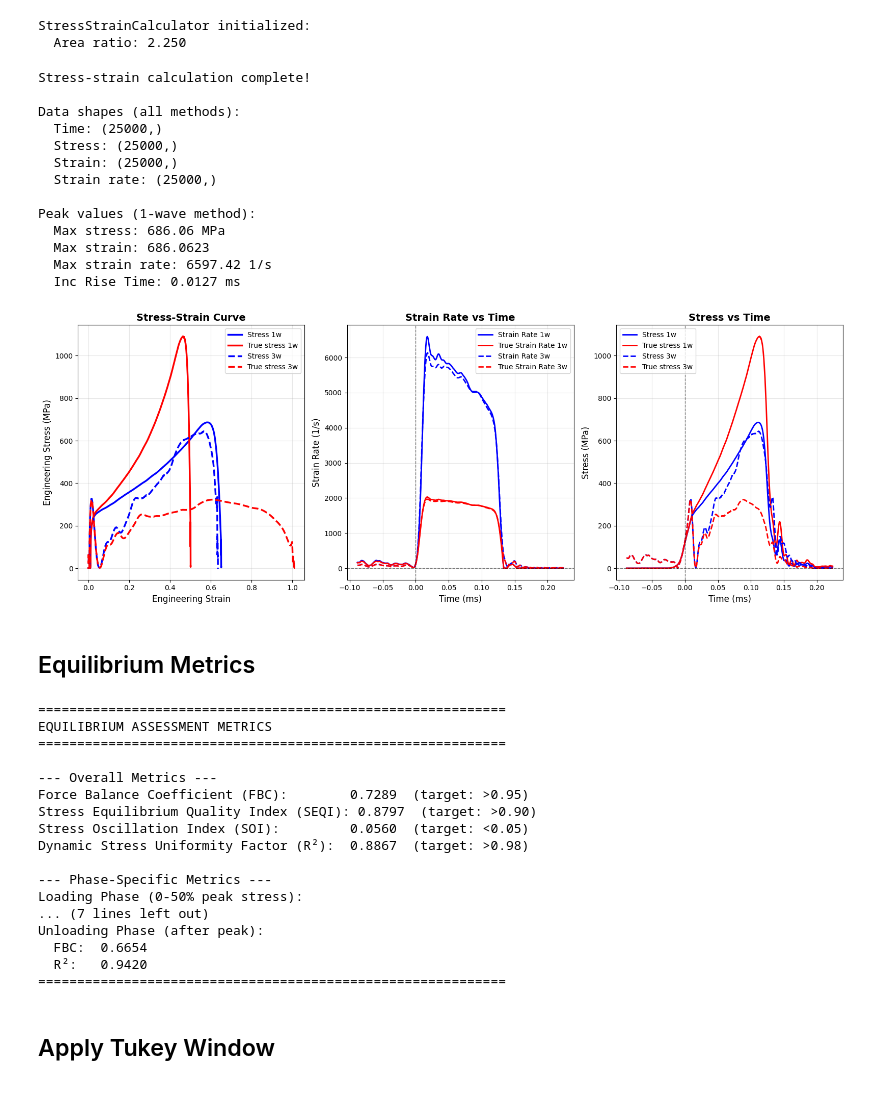
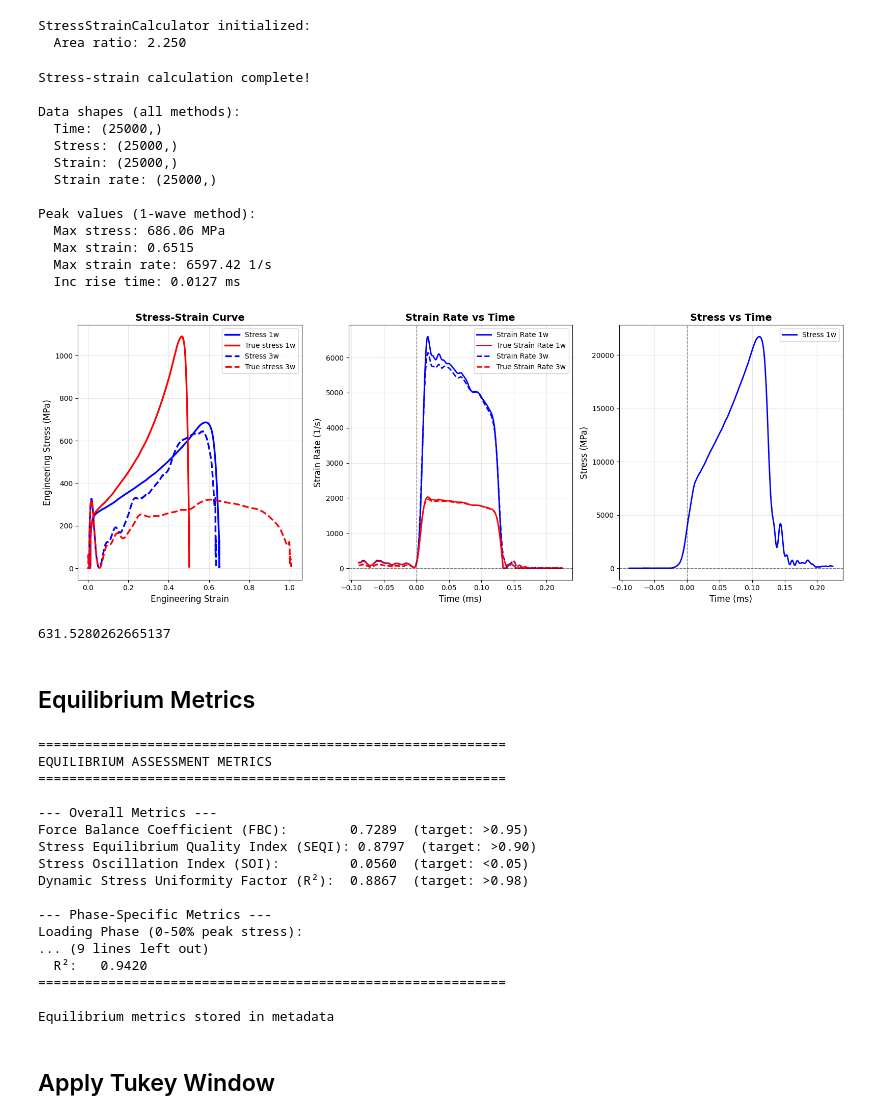
Before and after one commit to Wino1301/DynaMat-Platform, a Jupyter notebook: notebooks/shpb/SHPB_Analysis_RDF.ipynb, the cells around one changed output. Cells and saved outputs as stored; diff of their text form; code cells hidden in the pictures.

```diff
--- a/notebooks/shpb/SHPB_Analysis_RDF.ipynb
+++ b/notebooks/shpb/SHPB_Analysis_RDF.ipynb
@@ -326,5 +383,8 @@ Incident window: (32881, 42633)
 # %%
 # Detect transmitted pulse
+LB = 10000   # lower bound - start searching after this index                               # DYN: GUI should allow setting UB and LB if needed
+UB = 115000  # upper bound - stop searching before this index
+
 print("\nDetecting transmitted pulse...")
 # Create new detector with different thresholds for transmitted
 transmitted_detector = PulseDetector(
@@ -340,6 +400,23 @@ transmitted_window = transmitted_detector.find_window(
     debug=True
 )
 print(f"Transmitted window: {transmitted_window}")
+
+# Store transmitted pulse detection metadata
+test_metadata.transmitted_pulse_points = int(transmitted_detector.pulse_points)
+test_metadata.transmitted_k_trials = ','.join(map(str, transmitted_detector.k_trials))
+test_metadata.transmitted_polarity = transmitted_detector.polarity
+test_metadata.transmitted_min_separation = transmitted_detector.min_separation
+test_metadata.transmitted_lower_bound = int(LB)
+test_metadata.transmitted_upper_bound = int(UB)
+test_metadata.transmitted_detection_metric = "median"
+test_metadata.transmitted_window_start = int(transmitted_window[0])
+test_metadata.transmitted_window_end = int(transmitted_window[1])
+test_metadata.transmitted_window_length = int(transmitted_window[1] - transmitted_window[0])
+
+print(f"\nTransmitted detection metadata:")
+print(f"  Pulse points: {test_metadata.transmitted_pulse_points}")
+print(f"  K trials: {test_metadata.transmitted_k_trials}")
+print(f"  Window: [{test_metadata.transmitted_window_start}, {test_metadata.transmitted_window_end}]")
 # %% [output]
 Detecting transmitted pulse...
 
@@ -687,8 +842,16 @@ true_strain_3w = all_results["true_strain_3w"]
 strain_rate_3w = all_results["strain_rate_3w"]
 true_strain_rate_3w = all_results["true_strain_rate_3w"]
 
-# Caculate Rise time
+force_1w = all_results["bar_force_1w"]
+# Calculate rise time
 inc_rise_time = detector.calculate_rise_time(inc_aligned, time_aligned)
+
+# Store rise time in metadata
+test_metadata.incident_rise_time = {
+    'value': inc_rise_time,
+    'unit': 'unit:MilliSEC',
+    'reference_unit': 'unit:MilliSEC'
+}
 
 print("Stress-strain calculation complete!")
 print(f"\nData shapes (all methods):")
@@ -699,9 +862,9 @@ print(f"  Strain rate: {strain_rate_1w.shape}")
 
 print(f"\nPeak values (1-wave method):")
 print(f"  Max stress: {stress_1w.max():.2f} MPa")
-print(f"  Max strain: {stress_1w.max():.4f}")
+print(f"  Max strain: {strain_1w.max():.4f}")
 print(f"  Max strain rate: {strain_rate_1w.max():.2f} 1/s")
-print(f"  Inc Rise Time: {inc_rise_time:.4f} ms")
+print(f"  Inc rise time: {test_metadata.incident_rise_time['value']:.4f} ms")
 # %% [output]
 Stress-strain calculation complete!
 
@@ -713,9 +876,9 @@ Data shapes (all methods):
 
 Peak values (1-wave method):
   Max stress: 686.06 MPa
-  Max strain: 686.0623
+  Max strain: 0.6515
   Max strain rate: 6597.42 1/s
-  Inc Rise Time: 0.0127 ms
+  Inc rise time: 0.0127 ms
 # %%
 # Visualize stress-strain curve
 fig, (ax1, ax2, ax3) = plt.subplots(1, 3, figsize=(16, 6))
@@ -729,38 +892,42 @@ ax1.set_xlabel('Engineering Strain', fontsize=12)
 ax1.set_ylabel('Engineering Stress (MPa)', fontsize=12)
 ax1.set_title('Stress-Strain Curve', fontsize=14, fontweight='bold')
 ax1.legend()
 ax1.grid(alpha=0.3)
 
 # Plot 2: Strain rate vs time
 ax2.plot(time, strain_rate_1w, lw=2.0, color='blue', label='Strain Rate 1w')
 ax2.plot(time, true_strain_rate_1w, lw=2.0, color='red', label='True Strain Rate 1w')
 ax2.plot(time, strain_rate_3w, lw=2.0, ls="--", color='blue', label='Strain Rate 3w')
 ax2.plot(time, true_strain_rate_3w, lw=2.0, ls="--", color='red', label='True Strain Rate 3w')
 ax2.axhline(0, ls='--', c='k', lw=1, alpha=0.5)
 ax2.axvline(0, ls='--', c='k', lw=1, alpha=0.5)
 ax2.set_xlabel('Time (ms)', fontsize=12)
 ax2.set_ylabel('Strain Rate (1/s)', fontsize=12)
 ax2.set_title('Strain Rate vs Time', fontsize=14, fontweight='bold')
 ax2.legend()
 ax2.grid(alpha=0.3)
 
 # Plot 3: Stress vs time
-ax3.plot(time, stress_1w, lw=2.0, color='blue', label='Stress 1w')
-ax3.plot(time, true_stress_1w, lw=2.0, color='red', label='True stress 1w')
-ax3.plot(time, stress_3w, lw=2.0, ls="--", color='blue', label='Stress 3w')
-ax3.plot(time, true_stress_3w, lw=2.0, ls="--", color='red', label='True stress 3w')
+ax3.plot(time, force_1w, lw=2.0, color='blue', label='Stress 1w')
+#ax3.plot(time, true_stress_1w, lw=2.0, color='red', label='True stress 1w')
+#ax3.plot(time, stress_3w, lw=2.0, ls="--", color='blue', label='Stress 3w')
+#ax3.plot(time, true_stress_3w, lw=2.0, ls="--", color='red', label='True stress 3w')
 ax3.axhline(0, ls='--', c='k', lw=1, alpha=0.5)
 ax3.axvline(0, ls='--', c='k', lw=1, alpha=0.5)
 ax3.set_xlabel('Time (ms)', fontsize=12)
 ax3.set_ylabel('Stress (MPa)', fontsize=12)
 ax3.set_title('Stress vs Time', fontsize=14, fontweight='bold')
 ax3.legend()
 ax3.grid(alpha=0.3)
 
 plt.tight_layout()
 plt.show()
 # %% [output]
-[figure, old version]
+[figure, new version]
+# %%
+20000 / specimen_cross_section
+# %% [output]
+631.5280262665137
 # %% [markdown]
 ## Equilibrium Metrics
 # %%
@@ -791,6 +958,20 @@ print(f"  FBC:  {metrics['windowed_FBC_unloading']:.4f}")
 print(f"  R²:   {metrics['windowed_DSUF_unloading']:.4f}")
 
 print("="*60)
+
+# Store equilibrium metrics in metadata
+test_metadata.fbc = metrics['FBC']
+test_metadata.seqi = metrics['SEQI']
+test_metadata.soi = metrics['SOI']
+test_metadata.dsuf = metrics['DSUF']
+test_metadata.fbc_loading = metrics['windowed_FBC_loading']
+test_metadata.dsuf_loading = metrics['windowed_DSUF_loading']
+test_metadata.fbc_plateau = metrics['windowed_FBC_plateau']
+test_metadata.dsuf_plateau = metrics['windowed_DSUF_plateau']
+test_metadata.fbc_unloading = metrics['windowed_FBC_unloading']
+test_metadata.dsuf_unloading = metrics['windowed_DSUF_unloading']
+
+print(f"\nEquilibrium metrics stored in metadata")
 # %% [output]
 ============================================================
 EQUILIBRIUM ASSESSMENT METRICS
@@ -804,11 +985,11 @@ Dynamic Stress Uniformity Factor (R²):  0.8867  (target: >0.98)
 
 --- Phase-Specific Metrics ---
 Loading Phase (0-50% peak stress):
-... (7 lines left out)
-Unloading Phase (after peak):
-  FBC:  0.6654
+... (9 lines left out)
   R²:   0.9420
 ============================================================
+
+Equilibrium metrics stored in metadata
 # %% [markdown]
 ## Apply Tukey Window
 # %%
```
Also changed, not shown: parts of 19 cells of this notebook, 18 other files.
